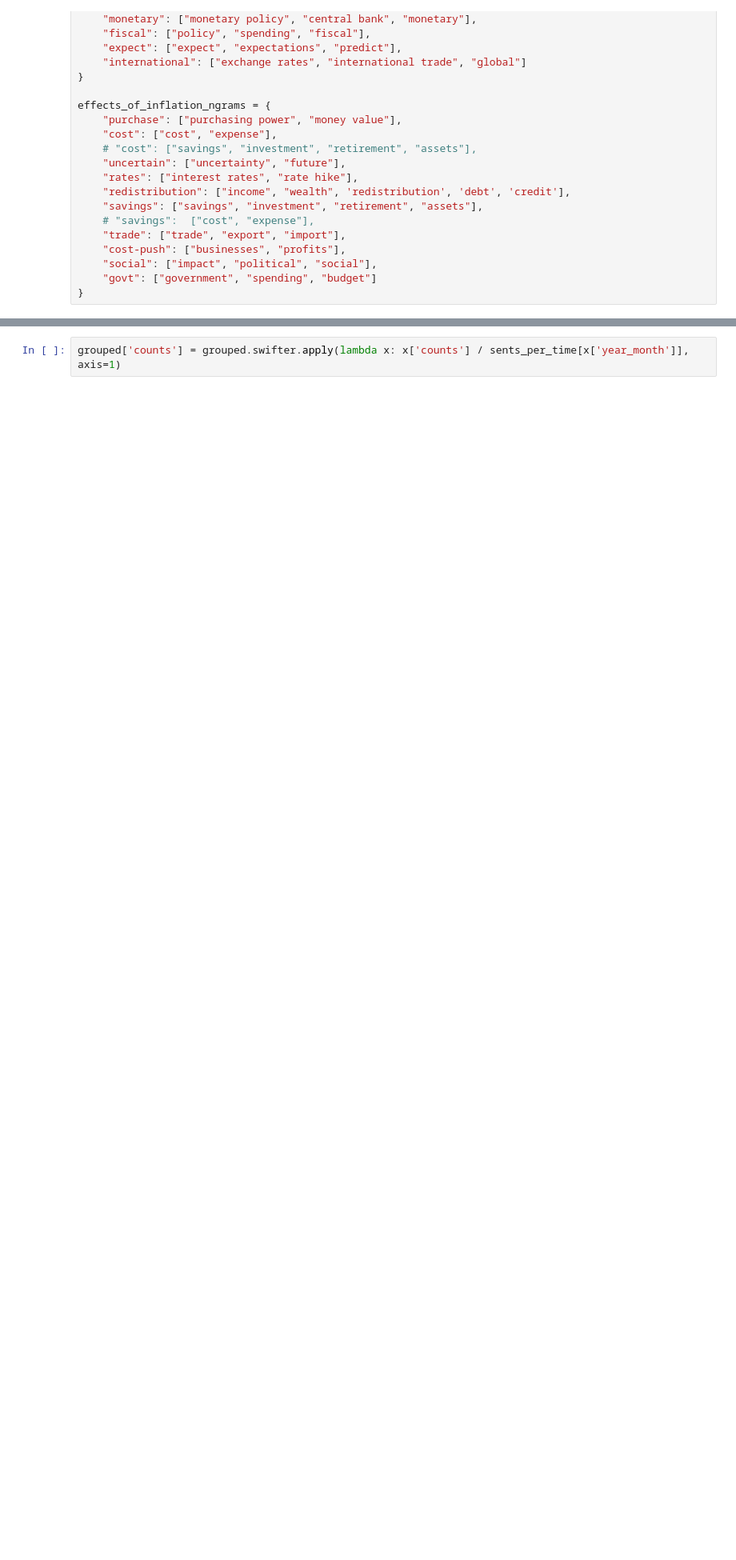
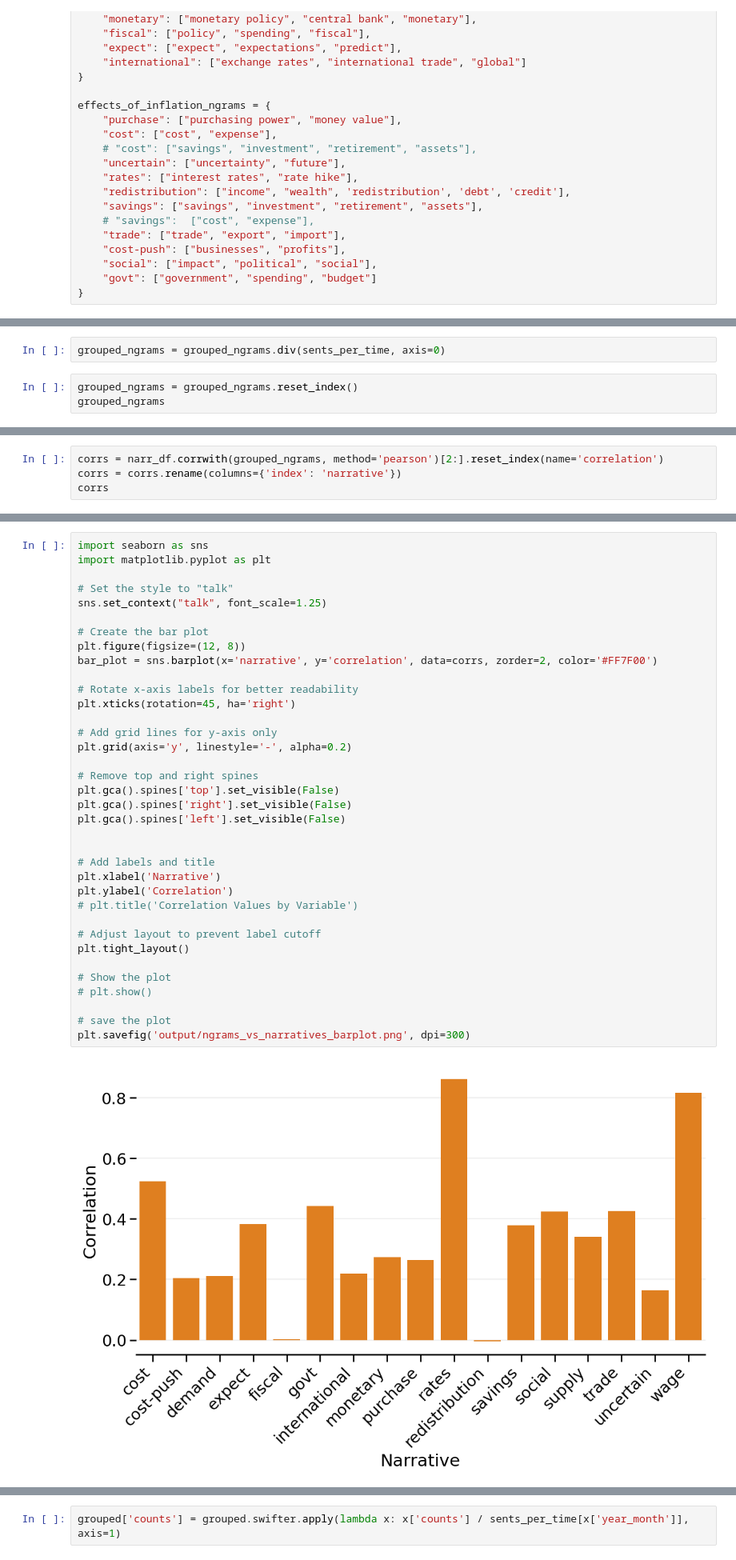
Before and after one commit to heddayam/causal-micro-narratives, a Jupyter notebook: src/evaluation_and_analysis/compare_narratives_with_ngrams.ipynb, the cells around one changed output, grey strips where cells are left out. Shown at 80% size. Saved outputs shown, nothing was run; the diff lists cells and outputs as text; blank space fills up the shorter version.

```diff
--- a/src/scrap/compare_narratives_with_ngrams.ipynb
+++ b/src/evaluation_and_analysis/compare_narratives_with_ngrams.ipynb
@@ -110,0 +174,5 @@ grouped_ngrams
+# %%
+grouped_ngrams = grouped_ngrams.div(sents_per_time, axis=0)
+# %%
+grouped_ngrams = grouped_ngrams.reset_index()
+grouped_ngrams
@@ -110,0 +193,4 @@ grouped_ngrams
+# %%
+corrs = narr_df.corrwith(grouped_ngrams, method='pearson')[2:].reset_index(name='correlation')
+corrs = corrs.rename(columns={'index': 'narrative'})
+corrs
@@ -110,0 +216,38 @@ grouped_ngrams
+# %%
+import seaborn as sns
+import matplotlib.pyplot as plt
+
+# Set the style to "talk"
+sns.set_context("talk", font_scale=1.25)
+
+# Create the bar plot
+plt.figure(figsize=(12, 8))
+bar_plot = sns.barplot(x='narrative', y='correlation', data=corrs, zorder=2, color='#FF7F00')
+
+# Rotate x-axis labels for better readability
+plt.xticks(rotation=45, ha='right')
+
+# Add grid lines for y-axis only
+plt.grid(axis='y', linestyle='-', alpha=0.2)
+
+# Remove top and right spines
+plt.gca().spines['top'].set_visible(False)
+plt.gca().spines['right'].set_visible(False)
+plt.gca().spines['left'].set_visible(False)
+
+
+# Add labels and title
+plt.xlabel('Narrative')
+plt.ylabel('Correlation')
+# plt.title('Correlation Values by Variable')
+
+# Adjust layout to prevent label cutoff
+plt.tight_layout()
+
+# Show the plot
+# plt.show()
+
+# save the plot
+plt.savefig('output/ngrams_vs_narratives_barplot.png', dpi=300)
+# %% [output]
+[figure, added]
```
Also changed, not shown: parts of 15 cells of this notebook, 20 other files.
